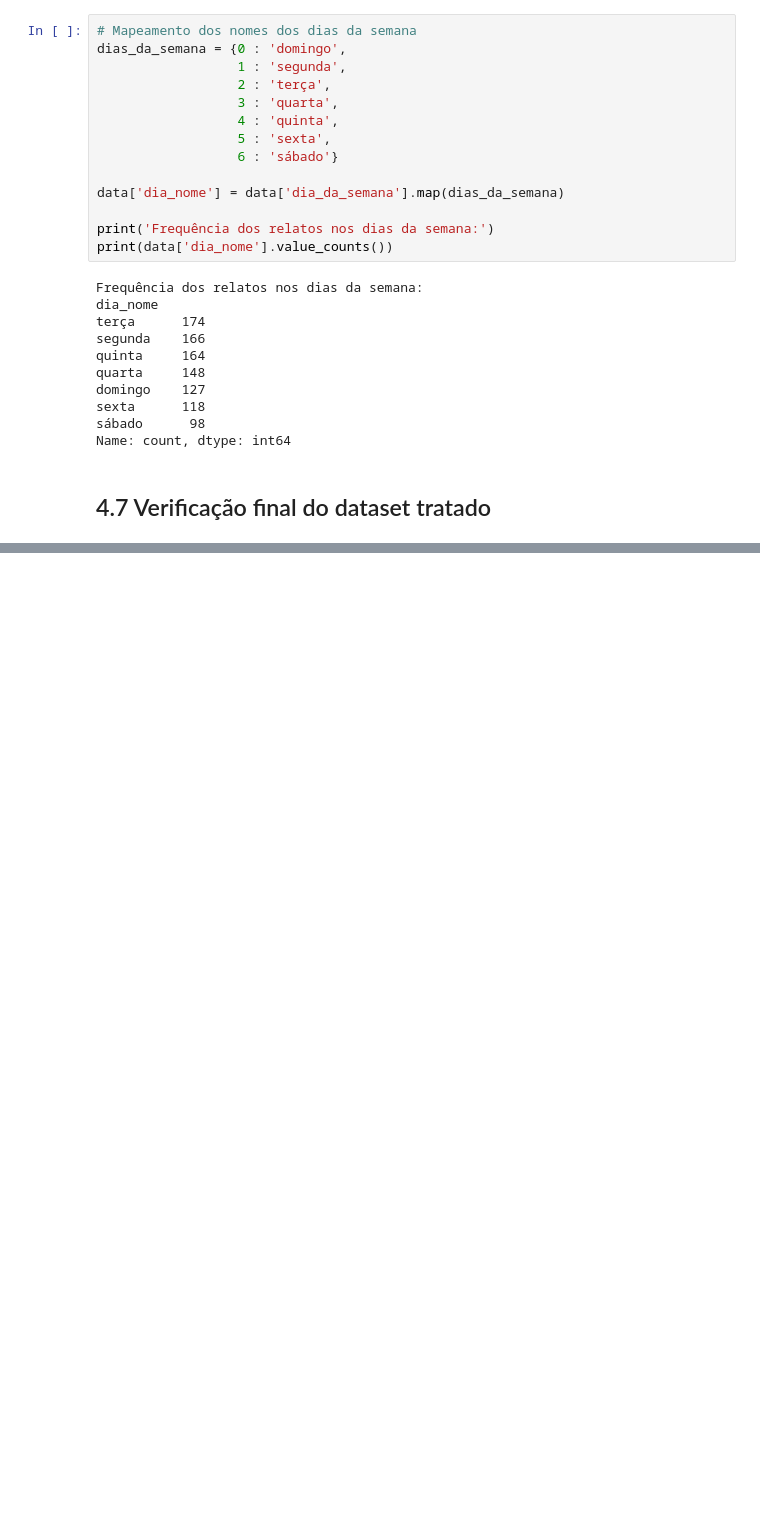
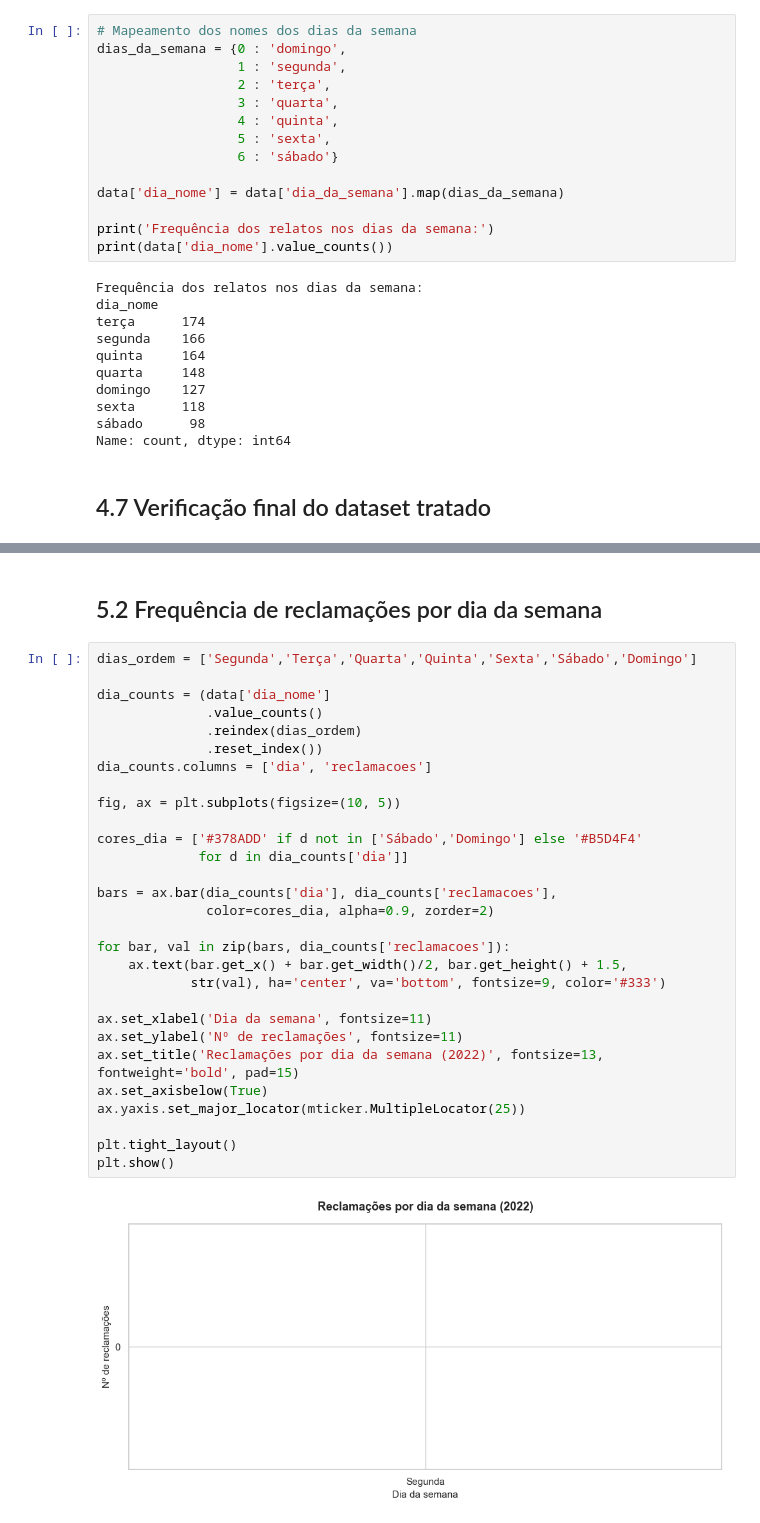
Before and after one commit to ThiagoSevenn/ciencia-de-dados-AV1, a Jupyter notebook: main.ipynb, the cells around one changed output, grey strips where cells are left out. Drawn from its saved outputs; the diff is of its cells as text; blank space fills up the shorter version.

```diff
--- a/main.ipynb
+++ b/main.ipynb
@@ -383,0 +448,33 @@ dtype: int64
+# %% [markdown]
+## 5.2 Frequência de reclamações por dia da semana
+# %%
+dias_ordem = ['Segunda','Terça','Quarta','Quinta','Sexta','Sábado','Domingo']
+
+dia_counts = (data['dia_nome']
+              .value_counts()
+              .reindex(dias_ordem)
+              .reset_index())
+dia_counts.columns = ['dia', 'reclamacoes']
+
+fig, ax = plt.subplots(figsize=(10, 5))
+
+cores_dia = ['#378ADD' if d not in ['Sábado','Domingo'] else '#B5D4F4'
+             for d in dia_counts['dia']]
+
+bars = ax.bar(dia_counts['dia'], dia_counts['reclamacoes'],
+              color=cores_dia, alpha=0.9, zorder=2)
+
+for bar, val in zip(bars, dia_counts['reclamacoes']):
+    ax.text(bar.get_x() + bar.get_width()/2, bar.get_height() + 1.5,
+            str(val), ha='center', va='bottom', fontsize=9, color='#333')
+
+ax.set_xlabel('Dia da semana', fontsize=11)
+ax.set_ylabel('Nº de reclamações', fontsize=11)
+ax.set_title('Reclamações por dia da semana (2022)', fontsize=13, fontweight='bold', pad=15)
+ax.set_axisbelow(True)
+ax.yaxis.set_major_locator(mticker.MultipleLocator(25))
+
+plt.tight_layout()
+plt.show()
+# %% [output]
+[figure, added]
```
Also changed, not shown: parts of 14 cells of this notebook.
